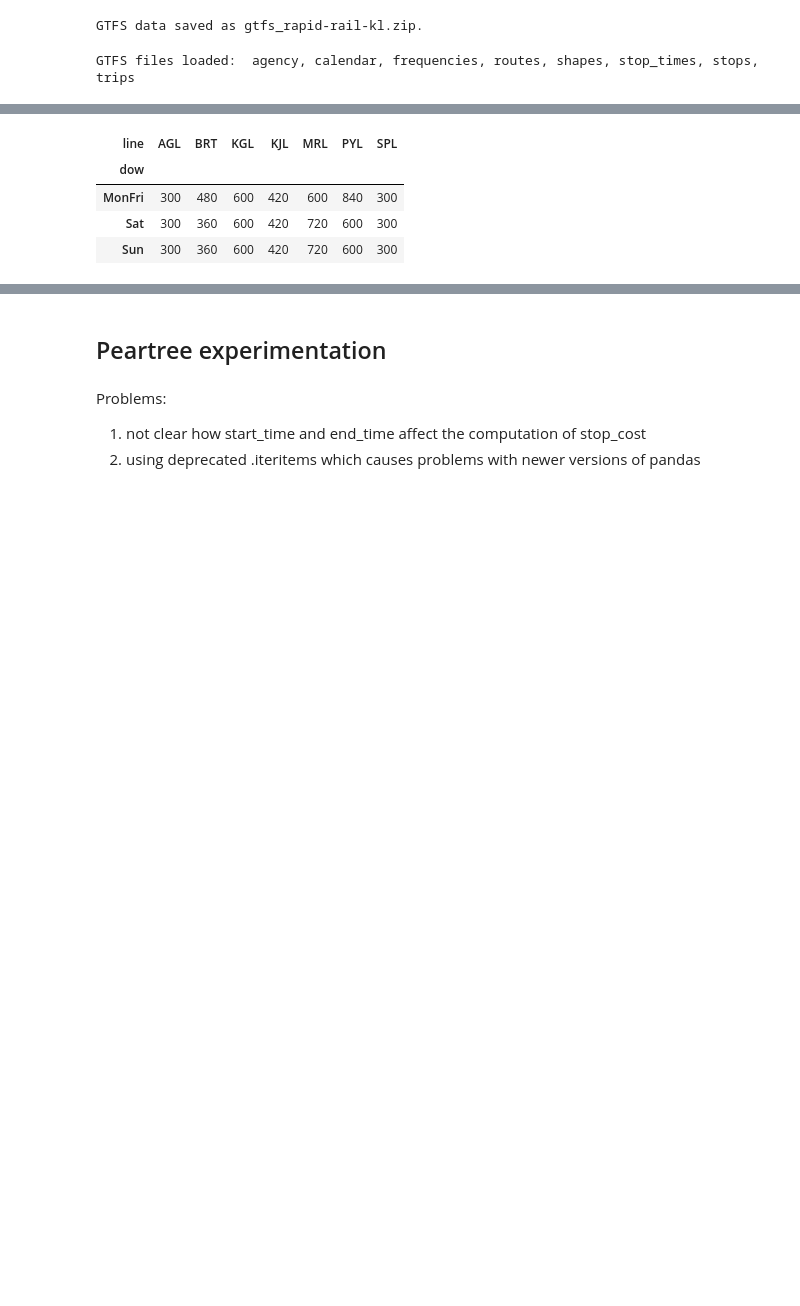
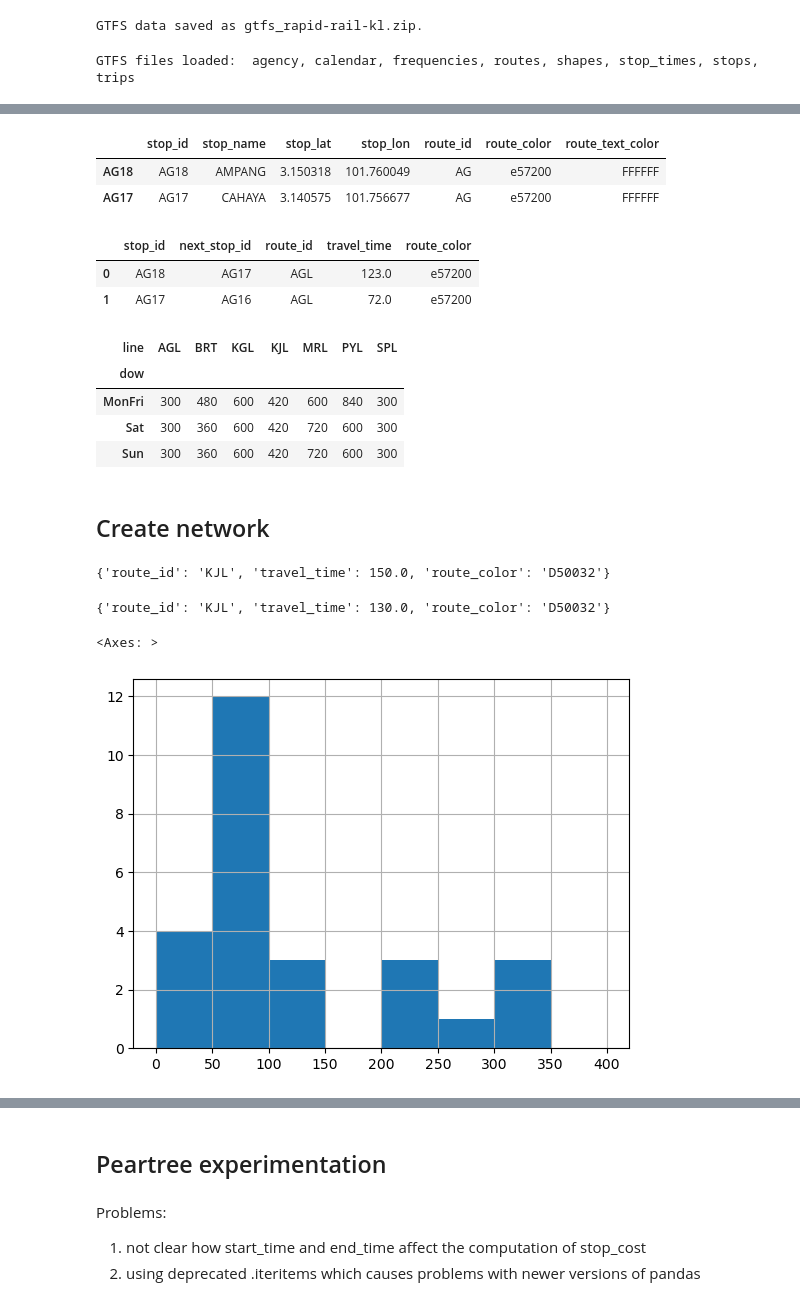
Before and after one commit to noisedoctrine/pickmeup, a Jupyter notebook: route_apis.ipynb, the cells around one changed output, grey strips where cells are left out. Saved outputs shown, nothing was run; the diff lists cells and outputs as text; code cells hidden in the pictures; blank space fills up the shorter version.

Commit message:
network gen and various experiments

```diff
--- a/route_apis.ipynb
+++ b/route_apis.ipynb
@@ -79 +213,13 @@ nodes.head()
+# %%
+nodes.head(2)
+# %% [output]
+|  | stop_id | stop_name | stop_lat | stop_lon | route_id | route_color | route_text_color |
+| AG18 | AG18 | AMPANG | 3.150318 | 101.760049 | AG | e57200 | FFFFFF |
+| AG17 | AG17 | CAHAYA | 3.140575 | 101.756677 | AG | e57200 | FFFFFF |
+# %%
+edges.head(2)
+# %% [output]
+|  | stop_id | next_stop_id | route_id | travel_time | route_color |
+| 0 | AG18 | AG17 | AGL | 123.0 | e57200 |
+| 1 | AG17 | AG16 | AGL | 72.0 | e57200 |
 # %%
@@ -87,3 +234,5 @@ headway.T
 | MonFri | 300 | 480 | 600 | 420 | 600 | 840 | 300 |
 | Sat | 300 | 360 | 600 | 420 | 720 | 600 | 300 |
 | Sun | 300 | 360 | 600 | 420 | 720 | 600 | 300 |
+# %% [markdown]
+## Create network
@@ -89,0 +257,8 @@ headway.T
+# %%
+G.edges[('KJ10','KJ9')]
+# %% [output]
+{'route_id': 'KJL', 'travel_time': 150.0, 'route_color': 'D50032'}
+# %%
+G.edges[('KJ9','KJ10')]
+# %% [output]
+{'route_id': 'KJL', 'travel_time': 130.0, 'route_color': 'D50032'}
@@ -89,0 +286,48 @@ headway.T
+# %%
+from scipy.spatial.distance import pdist
+
+# Compute pairwise distances using pdist (Euclidean by default)
+distances = pdist(stops[['stop_lat', 'stop_lon']].values, metric=haversine)
+
+# Get the indices of the unique pairs (upper triangle)
+n = stops.shape[0]  # number of stations
+pairs = [
+	(stops.iloc[i]['stop_id'], stops.iloc[j]['stop_id'])
+	for i in range(n) for j in range(i + 1, n)
+]
+del n
+
+# Create the DataFrame directly from pairs and distances
+distances = pd.DataFrame({
+    'A': [pair[0] for pair in pairs],
+    'B': [pair[1] for pair in pairs],
+    'dist': distances
+})
+
+distances = distances.sort_values('dist')
+
+# Heuristics for valid interchanges
+# 1. Not too far apart
+# 2. Two stations on different lines
+distances = distances[
+	(distances['dist'] < 500) &  # Not too far away
+	(distances['A'].str.replace(r'[^a-zA-Z]', '', regex=True) != distances['B'].str.replace(r'[^a-zA-Z]', '', regex=True))  # Not on the same line
+].reset_index(drop=True)
+# distances['from'] = distances['A'].map(stops.set_index('stop_id')['search'])
+# distances['to'] = distances['B'].map(stops.set_index('stop_id')['search'])
+# distances['from_latlong'] = distances['A'].map(stops.set_index('stop_id')['search'])
+# distances['to_latlong'] = distances['B'].map(stops.set_index('stop_id')['search'])
+# %%
+for side in ('A','B'):
+	distances = pd.merge(
+		distances,
+		stops.set_index('stop_id')[['search','stop_lat','stop_lon']].rename(columns=lambda x: f'{side}__{x}' if x != 'stop_id' else x),
+		'left',
+		left_on=side,
+		right_index=True,
+	)
+# %%
+distances[distances['dist'] > 10].dist.hist(bins=[i*50 for i in range(9)])
+# %% [output]
+<Axes: >
+[figure, added]
```
Also changed, not shown: parts of 17 cells of this notebook.
